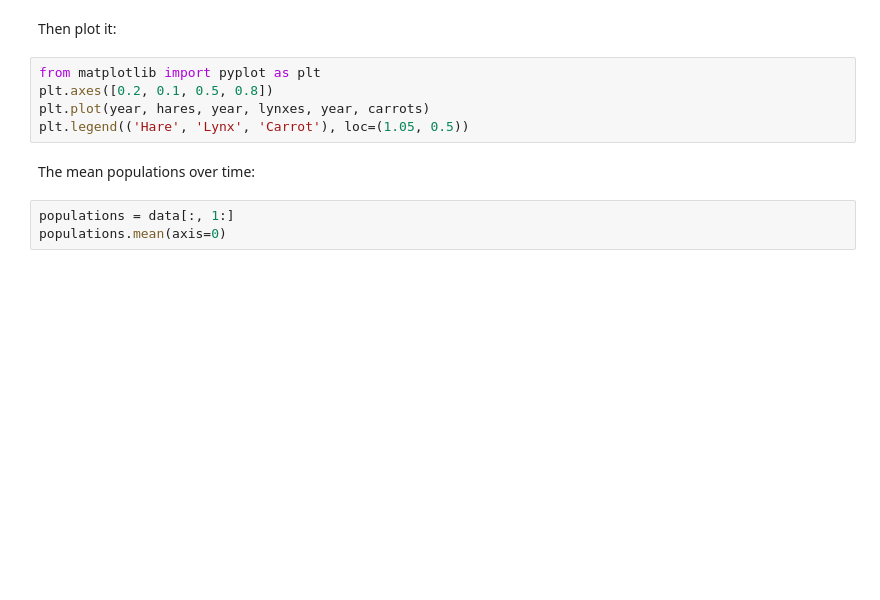
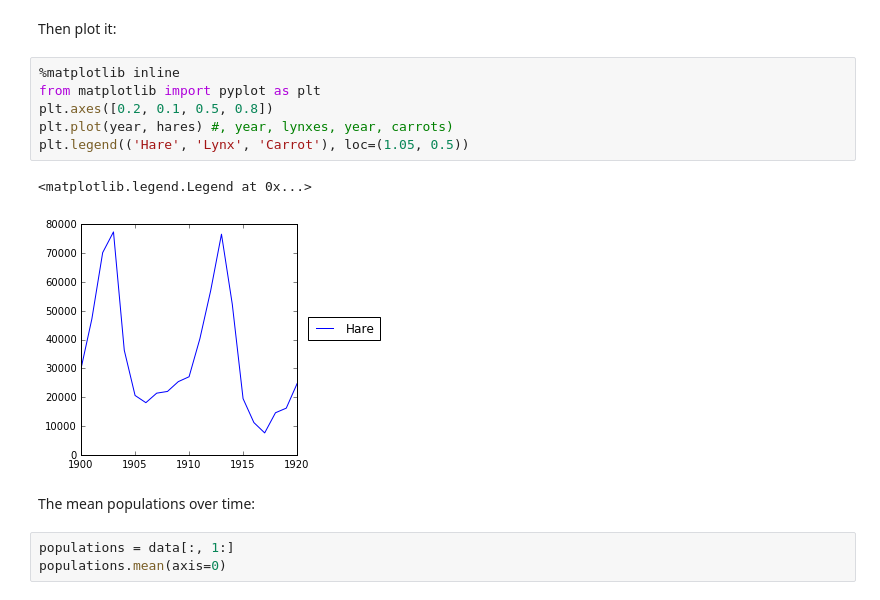
Before and after one commit to hpcit/lectures, a Jupyter notebook: pyscience/[02_02] Numerical operations.ipynb, the cells around one changed output. Drawn from its saved outputs; the diff is of its cells as text; blank space fills up the shorter version.

```diff
--- a/pyscience/[20151202_02] Numerical operations.ipynb
+++ b/pyscience/[02_02] Numerical operations.ipynb
@@ -349,10 +361,14 @@ FileNotFoundError: [Errno 2] No such file or directory: 'data/populations.txt'
 # %% [markdown]
 Then plot it:
 # %%
+%matplotlib inline
 from matplotlib import pyplot as plt
 plt.axes([0.2, 0.1, 0.5, 0.8])
-plt.plot(year, hares, year, lynxes, year, carrots)
+plt.plot(year, hares) #, year, lynxes, year, carrots)
 plt.legend(('Hare', 'Lynx', 'Carrot'), loc=(1.05, 0.5))
+# %% [output]
+<matplotlib.legend.Legend at 0x...>
+[figure, added]
 # %% [markdown]
 The mean populations over time:
 # %%
```
Also changed, not shown: parts of 35 cells of this notebook, 10 other files.
